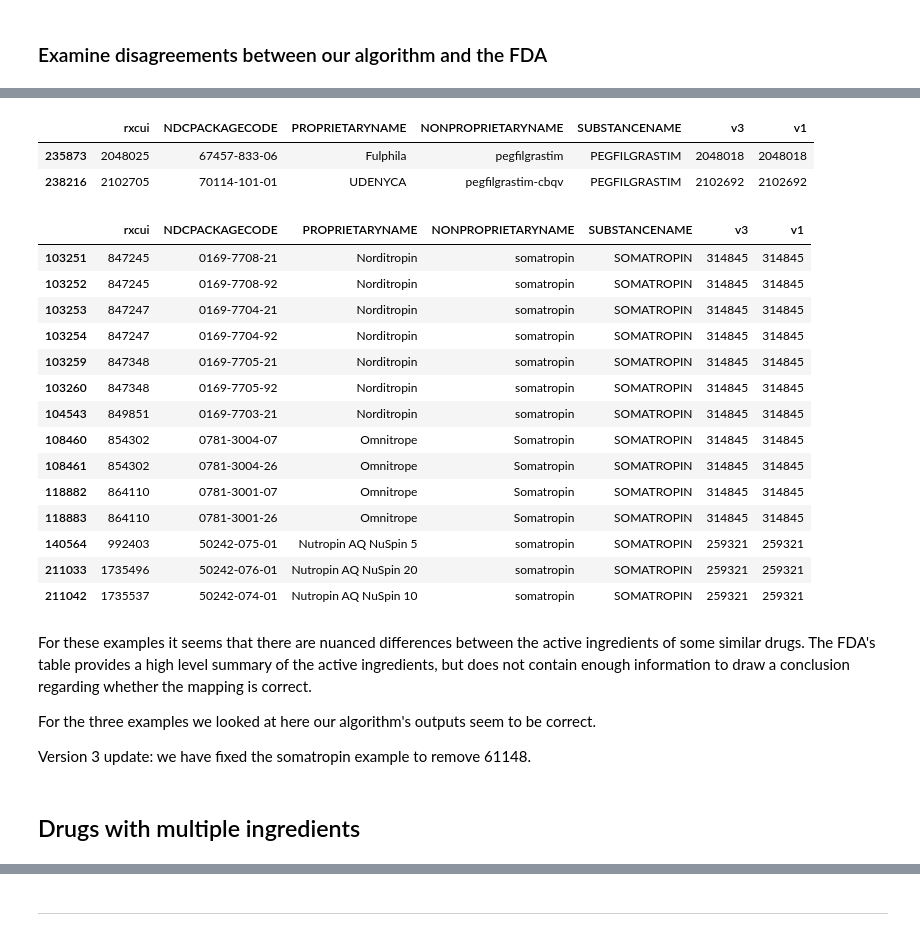
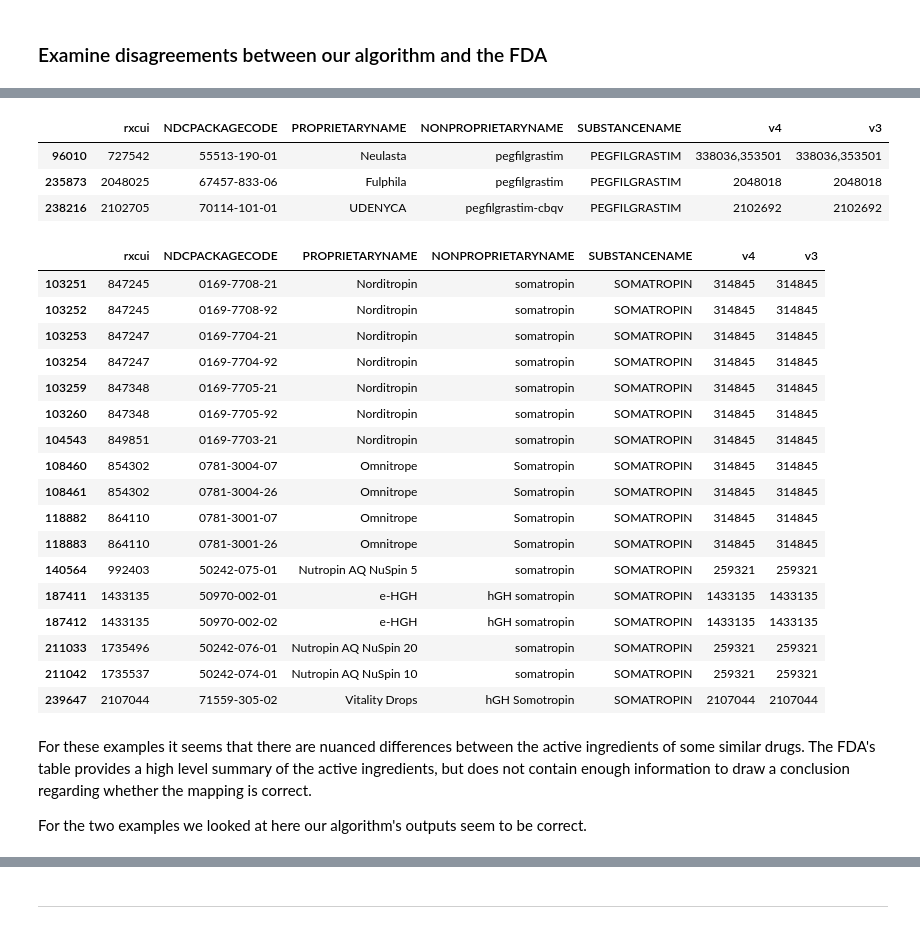
Before and after one commit to veleritas/ndc_active_ingredients, a Jupyter notebook: code/ingredients/validate_mapping_results.ipynb, the cells around one changed output, grey strips where cells are left out. Drawn from its saved outputs; the diff is of its cells as text; code cells hidden in the pictures.

```diff
--- a/code/ingredients/validate_mapping_results.ipynb
+++ b/code/ingredients/validate_mapping_results.ipynb
@@ -14,7 +14,7 @@ from collections import defaultdict
 # %% [markdown]
 ## Read generated mappings
 # %%
-ingredients = pd.read_csv("../../pipeline/ingredients/ndc_active_ingredients_version_3.tsv", sep='\t')
+ingredients = pd.read_csv("../../pipeline/ingredients/ndc_active_ingredients_version_4.tsv", sep='\t')
 # %%
 ingredients.shape
 # %% [output]
@@ -52,3 +52,3 @@ Compare version 3 with version 1's results.
 # %%
-ver1 = pd.read_csv("../../pipeline/ingredients/ndc_active_ingredients_version_1.tsv", sep='\t')
+ver3 = pd.read_csv("../../pipeline/ingredients/ndc_active_ingredients_version_3.tsv", sep='\t')
 # %%
@@ -70,10 +70,10 @@ res = (data
     .reset_index(drop=True)
 
     .merge(ingredients, how="inner", on="rxcui")
+    .rename(columns={"active_ingredients": "v4"})
+
+    .merge(ver3, how="inner", on="rxcui")
     .rename(columns={"active_ingredients": "v3"})
-
-    .merge(ver1, how="inner", on="rxcui")
-    .rename(columns={"active_ingredients": "v1"})
 
     .reset_index(drop=True)
 )
@@ -183,19 +155,20 @@ good.query("SUBSTANCENAME == 'IRINOTECAN HYDROCHLORIDE'")
 # seems to be two versions of the same protein
 # debateable whether they're really the same
 
-good.query("SUBSTANCENAME == 'PEGFILGRASTIM'")
+res.query("SUBSTANCENAME == 'PEGFILGRASTIM'")
 # %% [output]
-|  | rxcui | NDCPACKAGECODE | PROPRIETARYNAME | NONPROPRIETARYNAME | SUBSTANCENAME | v3 | v1 |
+|  | rxcui | NDCPACKAGECODE | PROPRIETARYNAME | NONPROPRIETARYNAME | SUBSTANCENAME | v4 | v3 |
+| 96010 | 727542 | 55513-190-01 | Neulasta | pegfilgrastim | PEGFILGRASTIM | 338036,353501 | 338036,353501 |
 | 235873 | 2048025 | 67457-833-06 | Fulphila | pegfilgrastim | PEGFILGRASTIM | 2048018 | 2048018 |
 | 238216 | 2102705 | 70114-101-01 | UDENYCA | pegfilgrastim-cbqv | PEGFILGRASTIM | 2102692 | 2102692 |
 # %%
 # this seems ok since one is e coli derived and the other is recombinant dna
 
-# version 3 has fixed version 2's error of too many active ingredients
+# still good in version 4
 
-good.query("SUBSTANCENAME == 'SOMATROPIN'")
+res.query("SUBSTANCENAME == 'SOMATROPIN'")
 # %% [output]
-|  | rxcui | NDCPACKAGECODE | PROPRIETARYNAME | NONPROPRIETARYNAME | SUBSTANCENAME | v3 | v1 |
+|  | rxcui | NDCPACKAGECODE | PROPRIETARYNAME | NONPROPRIETARYNAME | SUBSTANCENAME | v4 | v3 |
 | 103251 | 847245 | 0169-7708-21 | Norditropin | somatropin | SOMATROPIN | 314845 | 314845 |
 | 103252 | 847245 | 0169-7708-92 | Norditropin | somatropin | SOMATROPIN | 314845 | 314845 |
 | 103253 | 847247 | 0169-7704-21 | Norditropin | somatropin | SOMATROPIN | 314845 | 314845 |
@@ -208,14 +181,13 @@ good.query("SUBSTANCENAME == 'SOMATROPIN'")
 | 118882 | 864110 | 0781-3001-07 | Omnitrope | Somatropin | SOMATROPIN | 314845 | 314845 |
 | 118883 | 864110 | 0781-3001-26 | Omnitrope | Somatropin | SOMATROPIN | 314845 | 314845 |
 | 140564 | 992403 | 50242-075-01 | Nutropin AQ NuSpin 5 | somatropin | SOMATROPIN | 259321 | 259321 |
+| 187411 | 1433135 | 50970-002-01 | e-HGH | hGH somatropin | SOMATROPIN | 1433135 | 1433135 |
+| 187412 | 1433135 | 50970-002-02 | e-HGH | hGH somatropin | SOMATROPIN | 1433135 | 1433135 |
 | 211033 | 1735496 | 50242-076-01 | Nutropin AQ NuSpin 20 | somatropin | SOMATROPIN | 259321 | 259321 |
 | 211042 | 1735537 | 50242-074-01 | Nutropin AQ NuSpin 10 | somatropin | SOMATROPIN | 259321 | 259321 |
+| 239647 | 2107044 | 71559-305-02 | Vitality Drops | hGH Somotropin | SOMATROPIN | 2107044 | 2107044 |
 # %% [markdown]
 For these examples it seems that there are nuanced differences between the active ingredients of some similar drugs.
 The FDA's table provides a high level summary of the active ingredients, but does not contain enough information to draw a conclusion regarding whether the mapping is correct.
 
-For the three examples we looked at here our algorithm's outputs seem to be correct.
-
-Version 3 update: we have fixed the somatropin example to remove 61148.
+For the two examples we looked at here our algorithm's outputs seem to be correct.
-# %% [markdown]
-## Drugs with multiple ingredients
```
Also changed, not shown: parts of 43 cells of this notebook.
